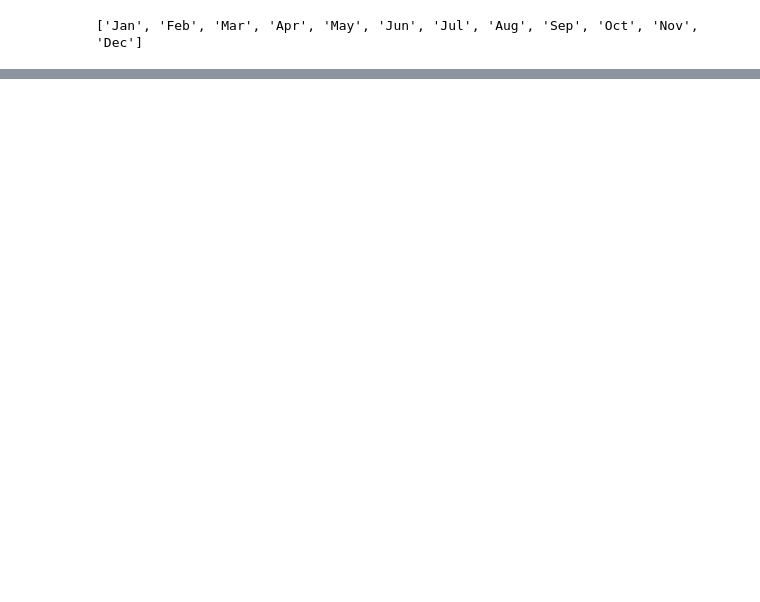
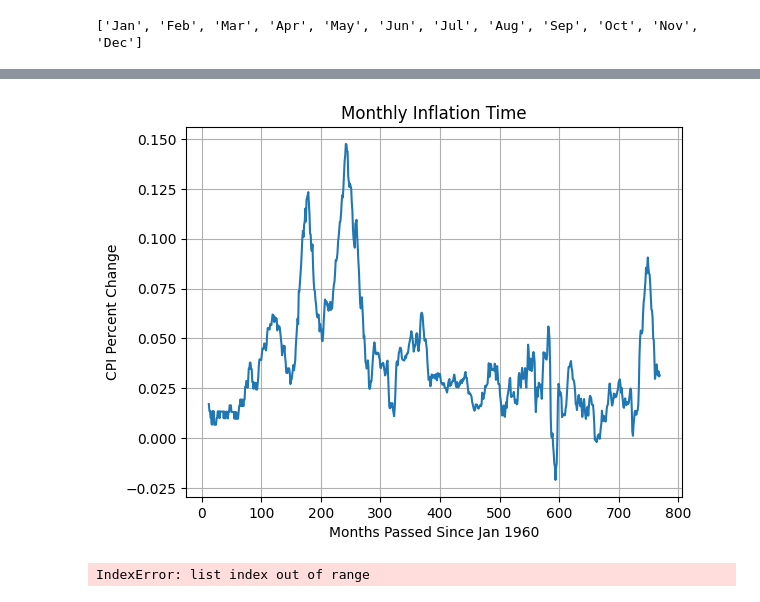
Before and after one commit to landy8697/FedFundsPrediction, a Jupyter notebook: Data_Organization/plotting.ipynb, the cells around one changed output, grey strips where cells are left out. Cells and saved outputs as stored; diff of their text form; code cells hidden in the pictures; blank space fills up the shorter version.

Commit message:
taylor model

```diff
--- a/Data_Organization/plotting.ipynb
+++ b/Data_Organization/plotting.ipynb
@@ -47,0 +51,35 @@ ValueError: x and y must have same first dimension, but have shapes (49,) and (7
+# %%
+
+def inflation_12_month(month):
+    return (cpi_data[month] - cpi_data[month-12])/cpi_data[month-12]
+
+CPI_monthly = [inflation_12_month(month) for month in range(12, len(cpi_data))]
+
+plt.plot(months_passed, CPI_monthly[12:], linewidth=1.5)
+plt.title('Monthly Inflation Time')
+plt.xlabel(f'Months Passed Since {month_start} {year_start}')
+plt.ylabel('CPI Percent Change')
+plt.grid(True)
+plt.show()
+# %% [output]
+[figure, added]
+# %%
+#Applying Taylor Model
+
+# rt = 1 + 1.5p_t-1 + .5(u_t–1 – 4)
+#1959 Dec Unem: 5.3
+#1959 Nov, Dec CPI: 29.4,29.4
+taylor_model = []
+for i in range(12, len(months_passed)):
+    taylor_model.append(1 + 1.5*inflation_12_month(i-1) + 0.5*(unem_data[i-1] - 4))
+
+plt.plot(months_passed, taylor_model, linewidth=1.5, color='r', label='Model')
+plt.plot(months_passed, fed_data[12:], linewidth=1.5, color='b', label='Actual')
+plt.title('Fed Funds Model Prediction vs Actual')
+plt.xlabel(f'Months Passed Since {month_start} {year_start}')
+plt.ylabel('Fed Funds Rate')
+plt.legend()
+plt.grid(True)
+plt.show()
+# %% [output]
+IndexError: list index out of range
```
Also changed, not shown: parts of 2 cells of this notebook.
